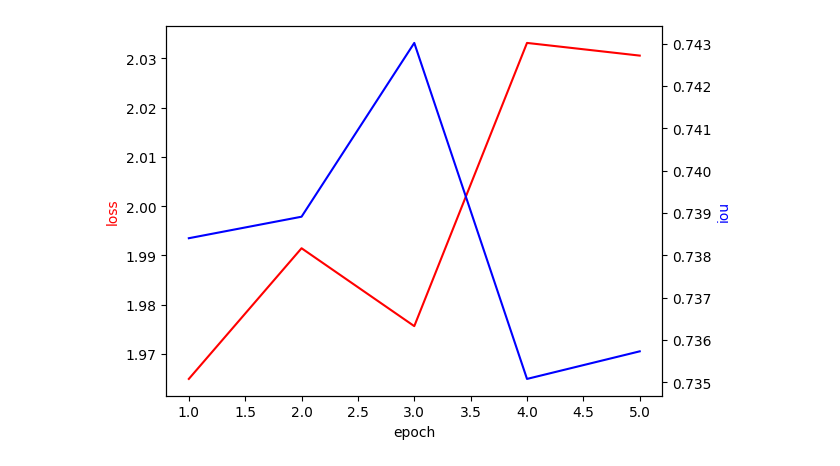
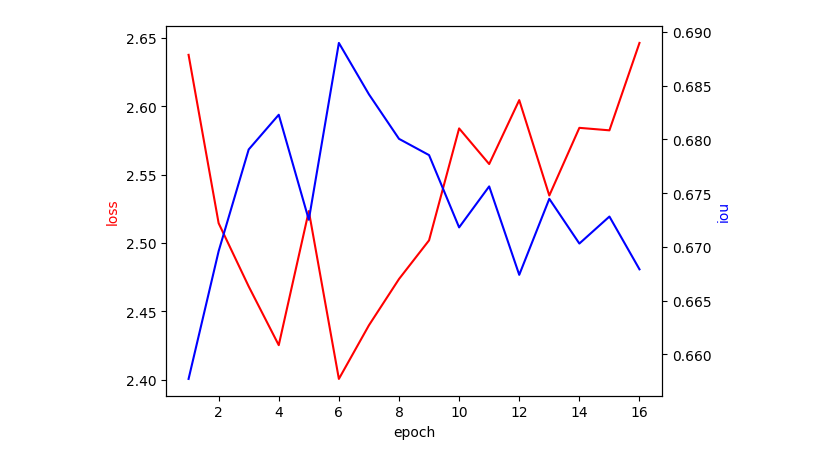
Before and after one commit to Leezed525/pytorch_cv_base, a Jupyter notebook: visualization/loss_visualization.ipynb, the cells around one changed output. Drawn from its saved outputs; the diff is of its cells as text; code cells hidden in the pictures.

```diff
--- a/visualization/loss_visualization.ipynb
+++ b/visualization/loss_visualization.ipynb
@@ -53,11 +53,11 @@ def read_loss_file(file_path, mode='train'):
 # loss_file_path = '/home/lzd/workspace/LeeNet/logs/LeeNet_plScore_RMT_CENTER_no_down/result.log'
 # loss_file_path = '/home/lzd/workspace/LeeNet/logs/LeeNet_plScore_RMT_mix_CENTER/result.log'
 # loss_file_path = '/home/lzd/workspace/LeeNet/logs/LeeNet_plScore_RMT_sigma_CENTER/result.log'
-# loss_file_path = '/home/lzd/workspace/LeeNet/logs/LeeNet_plScore_OS_sigma_CENTER/result.log'
+loss_file_path = '/home/lzd/workspace/LeeNet/logs/LeeNet_plScore_OS_sigma_CENTER/result.log'
 
 
 
-loss_file_path = '/home/lzd/workspace/LeeNet/logs/LeeNet_plScore_OS_sigma_RGBT/result.log'
+# loss_file_path = '/home/lzd/workspace/LeeNet/logs/LeeNet_plScore_OS_sigma_RGBT/result.log'
 # loss_file_path = '/home/lzd/workspace/LeeNet/logs/LeeNet_plScore_OS_sigma_RGBT/result_20240715sota.log'
 # loss_file_path = '/home/lzd/workspace/LeeNet/logs/LeeNet_plScore_OS_sigma_RGBT/result_2path_adapter_dropkey.log'
 
@@ -71,31 +71,31 @@ end_epoch = 0
 info = read_loss_file(loss_file_path, mode='val')
 # 画图
 loss_list = []
 iou_list = []
 
 for epoch, loss_iou in info.items():
     num = 0
     loss_sum = 0
     iou_sum = 0
     for loss, iou in loss_iou:
         num += 1
         loss_sum += loss
         iou_sum += iou
     loss_list.append(loss_sum / num)
     iou_list.append(iou_sum / num)
 end_epoch = len(loss_list) if end_epoch == 0 else end_epoch
 loss_list, iou_list = loss_list[start_epoch:end_epoch], iou_list[start_epoch:end_epoch]
 
 # 放大画布
 # 分两个画布绘制
 fig, ax1 = plt.subplots()
 ax2 = ax1.twinx()
 ax1.plot(range(start_epoch + 1, end_epoch + 1), loss_list, 'r-')
 ax2.plot(range(start_epoch + 1, end_epoch + 1), iou_list, 'b-')
 ax1.set_xlabel('epoch')
 
 ax1.set_ylabel('loss', color='r')
 ax2.set_ylabel('iou', color='b')
 plt.show()
 # %% [output]
-[figure, old version]
+[figure, new version]
```
Also changed, not shown: 4 other files.
